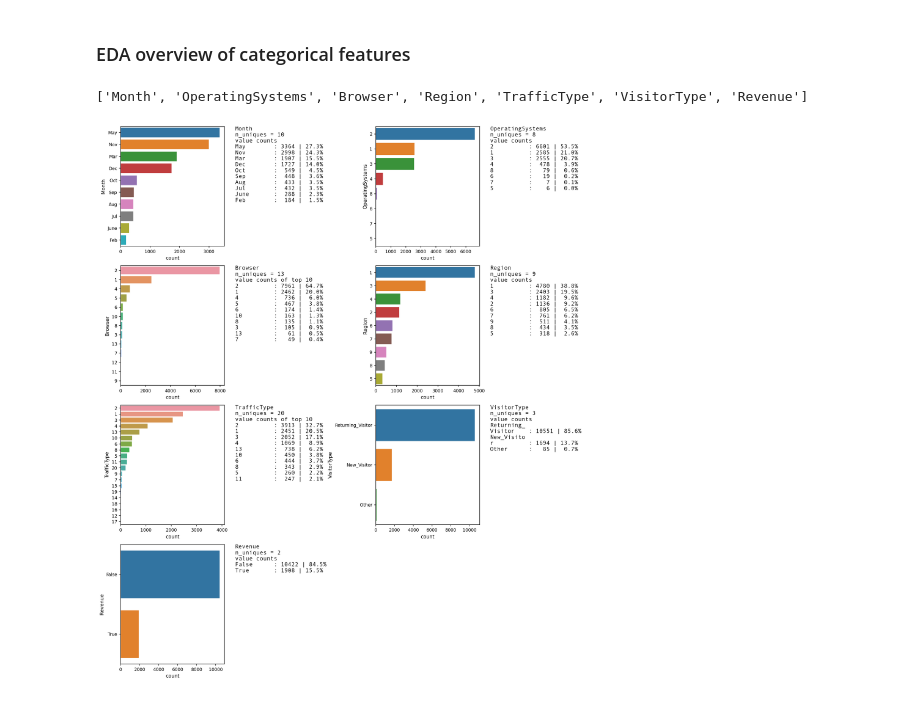
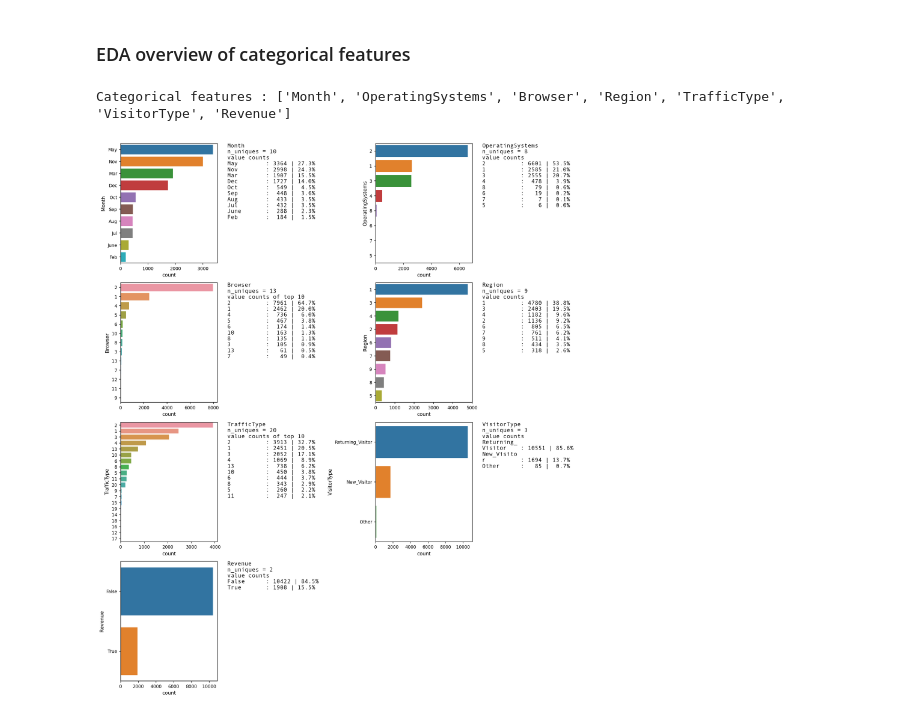
Before and after one commit to Bhaskar-JR/Bhaskar-JR.github.io, a Jupyter notebook: Pages/Python & R/Custom function for Univariate categorical overview/Custom function for EDA categorical overview.ipynb, the cells around one changed output. Saved outputs shown, nothing was run; the diff lists cells and outputs as text; code cells hidden in the pictures.

```diff
--- a/Pages/Python & R/Custom function for Univariate categorical overview/Custom function for EDA categorical overview.ipynb
+++ b/Pages/Python & R/Custom function for Univariate categorical overview/Custom function for EDA categorical overview.ipynb
@@ -811,12 +819,15 @@ print(list(df3.columns))
 ['Administrative', 'Administrative_Duration', 'Informational', 'Informational_Duration', 'ProductRelated', 'ProductRelated_Duration', 'BounceRates', 'ExitRates', 'PageValues', 'SpecialDay', 'Month', ' ...
 # %% [markdown]
 ### EDA overview of categorical features
-# %%
-list2 = ['Month', 'OperatingSystems', 'Browser','Region', 'TrafficType', 'VisitorType','Revenue']
-UVA_category(df3, list2,normalize = False,
-                               axlabel_fntsize= 10,
-                               ax_xticklabel_fntsize = 9, ax_yticklabel_fntsize = 9,
-                               infofntsize= 12)
-# %% [output]
-['Month', 'OperatingSystems', 'Browser', 'Region', 'TrafficType', 'VisitorType', 'Revenue']
-[figure, removed]
+# %%
+list2 = ['Month', 'OperatingSystems', 'Browser','Region', 'TrafficType', 'VisitorType','Revenue']
+fig = UVA_category(df3, list2,normalize = False,
+                               axlabel_fntsize= 10,
+                               ax_xticklabel_fntsize = 9, ax_yticklabel_fntsize = 9,
+                               infofntsize= 12)
+
+#fig.savefig('online_shopper_purchasing_intention_dataset.png',transparent = True, dpi = 200)
+#https://stackoverflow.com/questions/4581504/how-to-set-opacity-of-background-colour-of-graph-with-matplotlib
+# %% [output]
+Categorical features : ['Month', 'OperatingSystems', 'Browser', 'Region', 'TrafficType', 'VisitorType', 'Revenue']
+[figure, added]
```
Also changed, not shown: parts of 6 cells of this notebook.
